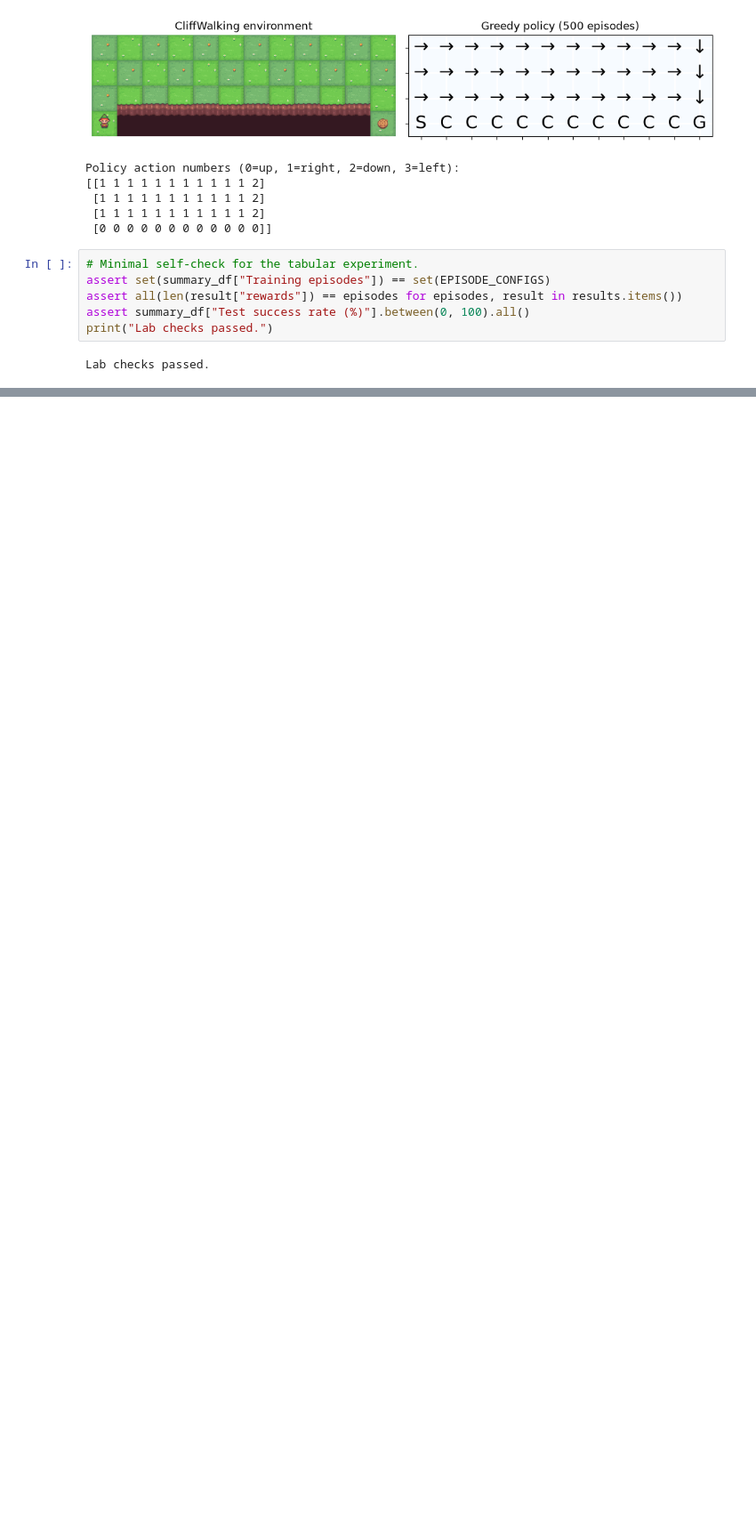
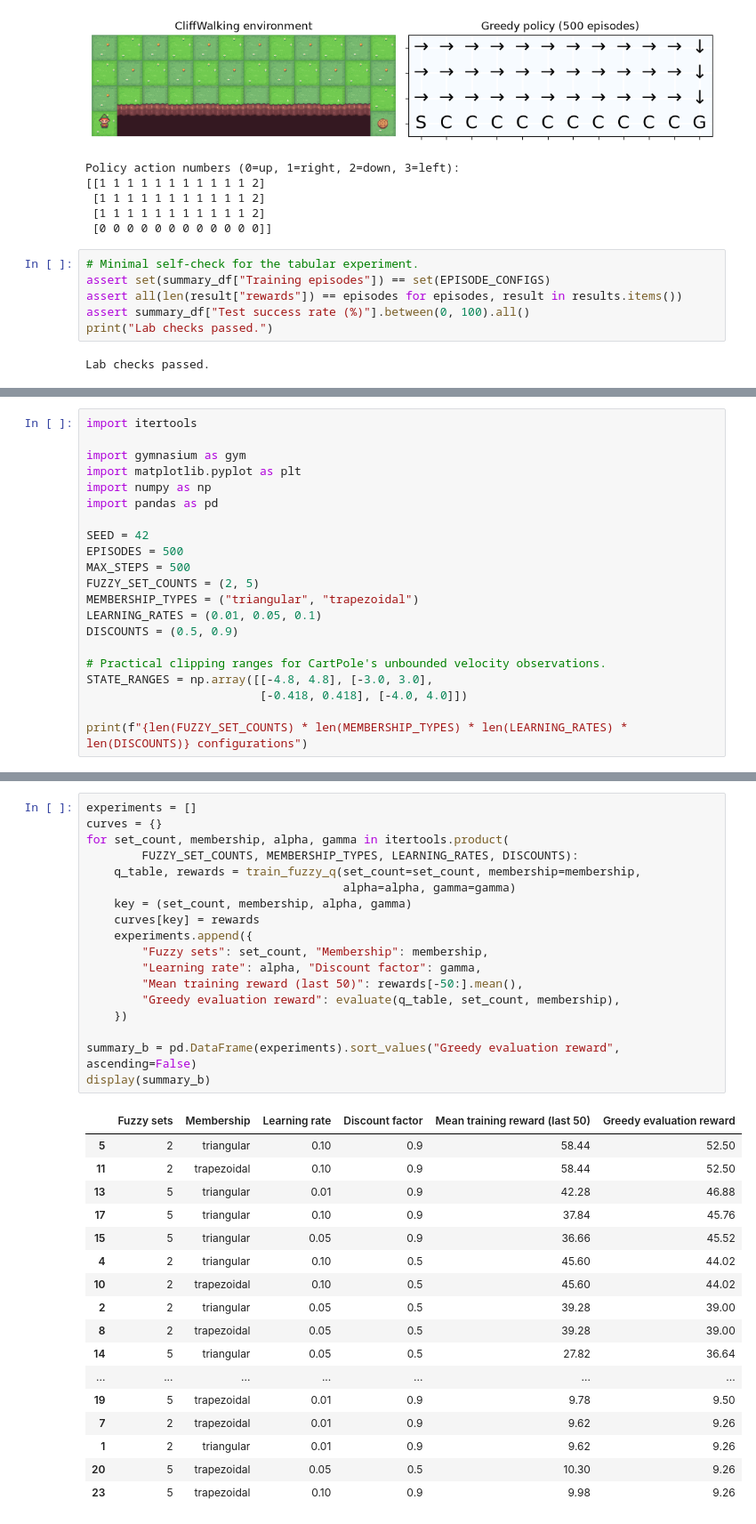
Before and after one commit to jscyril/5Tri_AppliedMachineIntelligence, a Jupyter notebook: lab01/Lab01.ipynb, the cells around one changed output, grey strips where cells are left out. Shown at 89% size. Drawn from its saved outputs; the diff is of its cells as text; blank space fills up the shorter version.

```diff
--- a/lab01/Lab01.ipynb
+++ b/lab01/Lab01.ipynb
@@ -153,0 +161,21 @@ Lab checks passed.
+# %%
+import itertools
+
+import gymnasium as gym
+import matplotlib.pyplot as plt
+import numpy as np
+import pandas as pd
+
+SEED = 42
+EPISODES = 500
+MAX_STEPS = 500
+FUZZY_SET_COUNTS = (2, 5)
+MEMBERSHIP_TYPES = ("triangular", "trapezoidal")
+LEARNING_RATES = (0.01, 0.05, 0.1)
+DISCOUNTS = (0.5, 0.9)
+
+# Practical clipping ranges for CartPole's unbounded velocity observations.
+STATE_RANGES = np.array([[-4.8, 4.8], [-3.0, 3.0],
+                         [-0.418, 0.418], [-4.0, 4.0]])
+
+print(f"{len(FUZZY_SET_COUNTS) * len(MEMBERSHIP_TYPES) * len(LEARNING_RATES) * len(DISCOUNTS)} configurations")
@@ -153,0 +271,36 @@ Lab checks passed.
+# %%
+experiments = []
+curves = {}
+for set_count, membership, alpha, gamma in itertools.product(
+        FUZZY_SET_COUNTS, MEMBERSHIP_TYPES, LEARNING_RATES, DISCOUNTS):
+    q_table, rewards = train_fuzzy_q(set_count=set_count, membership=membership,
+                                     alpha=alpha, gamma=gamma)
+    key = (set_count, membership, alpha, gamma)
+    curves[key] = rewards
+    experiments.append({
+        "Fuzzy sets": set_count, "Membership": membership,
+        "Learning rate": alpha, "Discount factor": gamma,
+        "Mean training reward (last 50)": rewards[-50:].mean(),
+        "Greedy evaluation reward": evaluate(q_table, set_count, membership),
+    })
+
+summary_b = pd.DataFrame(experiments).sort_values("Greedy evaluation reward", ascending=False)
+display(summary_b)
+# %% [output]
+|  | Fuzzy sets | Membership | Learning rate | Discount factor | Mean training reward (last 50) | Greedy evaluation reward |
+| 5 | 2 | triangular | 0.10 | 0.9 | 58.44 | 52.50 |
+| 11 | 2 | trapezoidal | 0.10 | 0.9 | 58.44 | 52.50 |
+| 13 | 5 | triangular | 0.01 | 0.9 | 42.28 | 46.88 |
+| 17 | 5 | triangular | 0.10 | 0.9 | 37.84 | 45.76 |
+| 15 | 5 | triangular | 0.05 | 0.9 | 36.66 | 45.52 |
+| 4 | 2 | triangular | 0.10 | 0.5 | 45.60 | 44.02 |
+| 10 | 2 | trapezoidal | 0.10 | 0.5 | 45.60 | 44.02 |
+| 2 | 2 | triangular | 0.05 | 0.5 | 39.28 | 39.00 |
+| 8 | 2 | trapezoidal | 0.05 | 0.5 | 39.28 | 39.00 |
+| 14 | 5 | triangular | 0.05 | 0.5 | 27.82 | 36.64 |
+| ... | ... | ... | ... | ... | ... | ... |
+| 19 | 5 | trapezoidal | 0.01 | 0.9 | 9.78 | 9.50 |
+| 7 | 2 | trapezoidal | 0.01 | 0.9 | 9.62 | 9.26 |
+| 1 | 2 | triangular | 0.01 | 0.9 | 9.62 | 9.26 |
+| 20 | 5 | trapezoidal | 0.05 | 0.5 | 10.30 | 9.26 |
+| 23 | 5 | trapezoidal | 0.10 | 0.9 | 9.98 | 9.26 |
```
Also changed, not shown: parts of 6 cells of this notebook, 2 other files.
